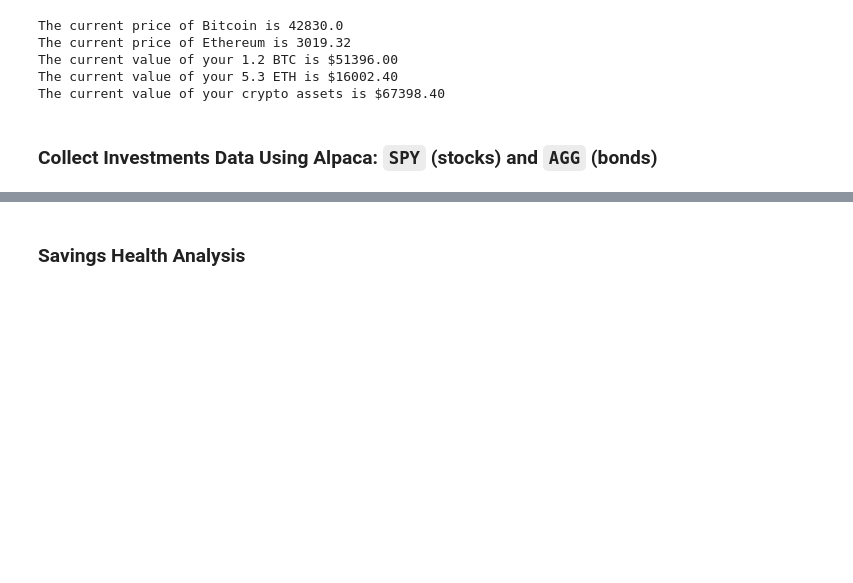
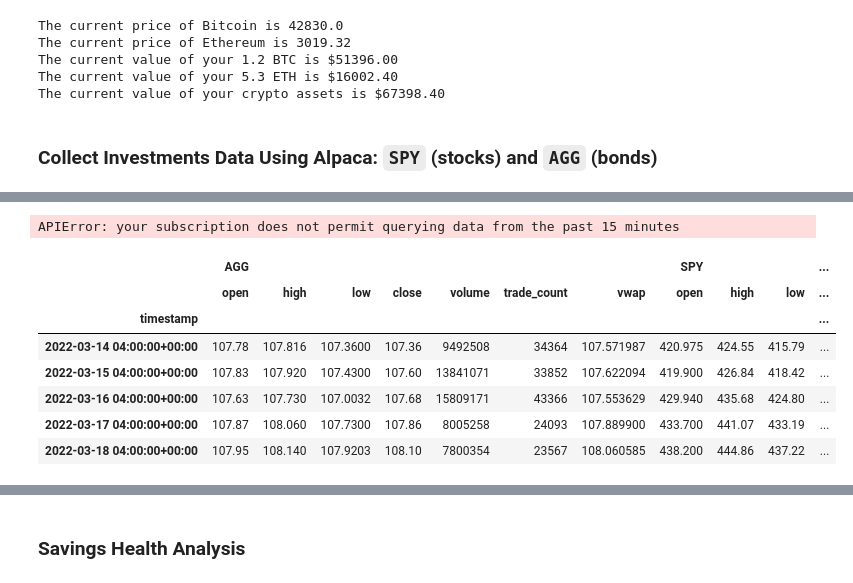
Before and after one commit to atlas-lauren/api_analysis, a Jupyter notebook: financial-planner.ipynb, the cells around one changed output, grey strips where cells are left out. Cells and saved outputs as stored; diff of their text form; code cells hidden in the pictures; blank space fills up the shorter version.

```diff
--- a/financial-planner.ipynb
+++ b/financial-planner.ipynb
@@ -247,2 +201,77 @@ timeframe = "1D"
+# %%
+# Format current date as ISO format
+today = pd.Timestamp("today", tz="America/New_York").isoformat()
+
+# To be able to limit this to 1000 days before today, I important timedelta from the datetime library.
+# Now I want to define my variable of today minus 1000 days so I can use it as a parameter in the function below where I define my date ranges.
+# Calculate the date of 1000 days ago:
+today_less_1000 = date.today()-timedelta(1000)
+# Set that date to ISO format:
+today_less_1000 = today_less_1000.isoformat()
+
+# Set the tickers
+tickers = ["AGG", "SPY"]
+
+# Set timeframe to '1D' for Alpaca API
+# We don't need this with Alpaca TimeFrame
+
+# Get current closing prices for SPY and AGG
+# (use a limit=1000 parameter to call the most recent 1000 days of data)
+
+# This is the function our instructor built for us to replace the get_barset function.
+# It didn't include a limit parameter so I will add one.
+
+# To be able to limit this to 1000 days before today, I important timedelta from the datetime library.
+# Now I want to define my variable of today minus 1000 days so I can use it as a parameter in the function below where I define my date ranges.
+# Calculate the date of 1000 days ago:
+today_less_1000 = date.today()-timedelta(1000)
+# Set that date to ISO format:
+today_less_1000 = today_less_1000.isoformat()
+
+def get_company(ticker, start, end, tradeapi):
+    return tradeapi.get_bars(
+        ticker,
+        TimeFrame.Day,
+        start,
+        end
+    ).df
+my_df = {
+    "MSFT":get_company("MSFT", today_less_1000, today, tradeapi),
+    "ENPH":get_company("ENPH", today_less_1000, today, tradeapi)
+}
+# %% [output]
+APIError: your subscription does not permit querying data from the past 15 minutes
+# %%
+# This got a subscription error, apparently I don't pay anything at all and can't get the last 15 minutes of data.
+# To get around this I will just use the dates given. But if I were doing this for real I would want to use the date that automatically updates to today and 1000 days before today,
+# rather than having to manually adjust the code every time.
+
+def get_company(ticker, start, end, tradeapi):
+    return tradeapi.get_bars(
+        ticker,
+        TimeFrame.Day,
+        start,
+        end
+    ).df
+
+# Retreive the data as a dictionary
+my_df = {
+    "AGG":get_company("AGG", "2019-06-01", "2022-03-18", tradeapi),
+    "SPY":get_company("SPY", "2019-06-01", "2022-03-18", tradeapi)
+}
+# Concatenate the sets
+portfolio_data = pd.concat(my_df.values(), keys=my_df.keys(), axis="columns")
+
+# Preview DataFrame
+portfolio_data.tail()
+# %% [output]
+|  | AGG |  |  |  |  |  |  | SPY |  |  | ... |
+|  | open | high | low | close | volume | trade_count | vwap | open | high | low | ... |
+| timestamp |  |  |  |  |  |  |  |  |  |  | ... |
+| 2022-03-14 04:00:00+00:00 | 107.78 | 107.816 | 107.3600 | 107.36 | 9492508 | 34364 | 107.571987 | 420.975 | 424.55 | 415.79 | ... |
+| 2022-03-15 04:00:00+00:00 | 107.83 | 107.920 | 107.4300 | 107.60 | 13841071 | 33852 | 107.622094 | 419.900 | 426.84 | 418.42 | ... |
+| 2022-03-16 04:00:00+00:00 | 107.63 | 107.730 | 107.0032 | 107.68 | 15809171 | 43366 | 107.553629 | 429.940 | 435.68 | 424.80 | ... |
+| 2022-03-17 04:00:00+00:00 | 107.87 | 108.060 | 107.7300 | 107.86 | 8005258 | 24093 | 107.889900 | 433.700 | 441.07 | 433.19 | ... |
+| 2022-03-18 04:00:00+00:00 | 107.95 | 108.140 | 107.9203 | 108.10 | 7800354 | 23567 | 108.060585 | 438.200 | 444.86 | 437.22 | ... |
 # %%
 # Pick AGG and SPY close prices
```
Also changed, not shown: parts of 10 cells of this notebook.
